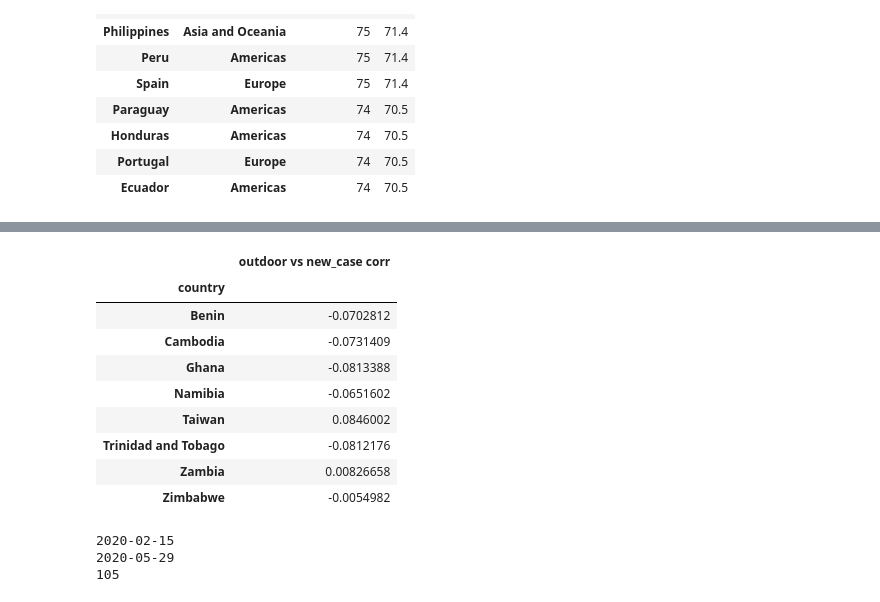
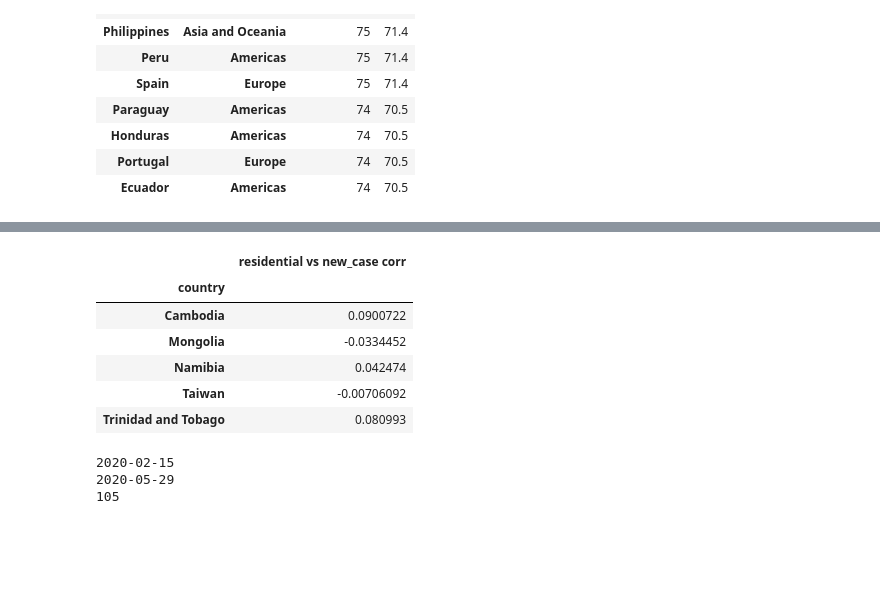
Before and after one commit to ptmphuong/covid-mobility-visualization, a Jupyter notebook: mobility.ipynb, the cells around one changed output, grey strips where cells are left out. Cells and saved outputs as stored; diff of their text form; code cells hidden in the pictures; blank space fills up the shorter version.

```diff
--- a/mobility.ipynb
+++ b/mobility.ipynb
@@ -8,7 +8,7 @@ filename = "data-in/Global_Mobility_Report.csv"
 daily_new_path = "dfs/confirmed_ncov_df.csv"
 # cases_synced_path = "data-out/synced_ncovid_2019_dataset.csv"
 # death_synced_path = "data-out/synced_ncovid_2019_death_dataset.csv"
-combined_df_p = r"C:\programming\mobility\dfs\combined_df.csv"
+combined_df_p = r"/Users/jennypham/Desktop/programming/mobility/dfs/combined_df.csv"
 # %%
 df_country, df_sea = md.get_df(filename)
 # %% [output]
@@ -125,13 +126,15 @@ residential_10
 | Ecuador | Americas | 74 | 70.5 |
 # %%
 doc = []
+total_c = []
 countries = df["country"].unique()
 for c in countries:
     df_c = df[df["country"] == c]
-    doc.append(np.corrcoef(df_c["new_case"],df_c["outdoor"])[0][1])
-df_corr = pd.DataFrame([countries, doc]).T
-df_corr.columns = ["country", "outdoor vs new_case corr"]
+    doc.append(np.corrcoef(df_c["new_case"],df_c["residential"])[0][1])
+    total_c.append(df_c["acc_case"].values[-1])
+df_corr = pd.DataFrame([countries, doc, total_c]).T
+df_corr.columns = ["country", "residential vs new_case corr", "total_cases"]
 df_corr.set_index("country", inplace=True)
-df_corr.sort_values("outdoor vs new_case corr")[:10]
+df_corr.sort_values("residential vs new_case corr")[:10]
 #act accordingly. decrease outdoor when the no. of new cases rises
 # %% [output]
@@ -165,19 +168,16 @@ df_corr.sort_values("outdoor vs new_case corr", ascending=False)[:10]
 # %%
-df_corr_mid = df_corr[df_corr["outdoor vs new_case corr"]<0.1]
-df_corr_mid = df_corr_mid[df_corr_mid["outdoor vs new_case corr"]>-0.1]
+df_corr_mid = df_corr[df_corr["residential vs new_case corr"]<0.1]
+df_corr_mid = df_corr_mid[df_corr_mid["residential vs new_case corr"]>-0.1]
 df_corr_mid
 #no act, not related
 # %% [output]
-|  | outdoor vs new_case corr |
+|  | residential vs new_case corr |
 | country |  |
-| Benin | -0.0702812 |
-| Cambodia | -0.0731409 |
-| Ghana | -0.0813388 |
-| Namibia | -0.0651602 |
-| Taiwan | 0.0846002 |
-| Trinidad and Tobago | -0.0812176 |
-| Zambia | 0.00826658 |
-| Zimbabwe | -0.0054982 |
+| Cambodia | 0.0900722 |
+| Mongolia | -0.0334452 |
+| Namibia | 0.042474 |
+| Taiwan | -0.00706092 |
+| Trinidad and Tobago | 0.080993 |
 # %%
 df["date"] = pd.to_datetime(df["date"])
 # %%
```
Also changed, not shown: parts of 10 cells of this notebook, 11 other files.
